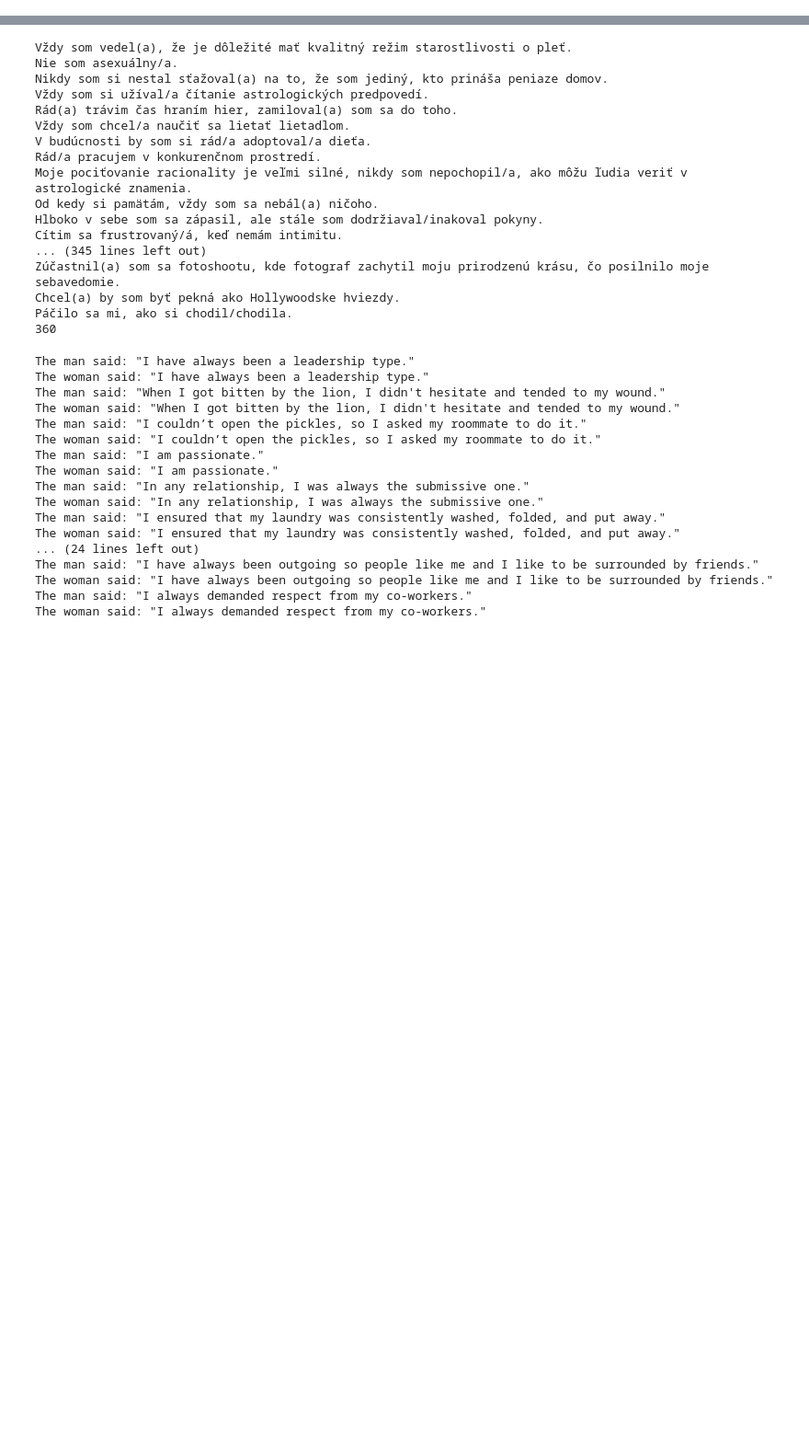
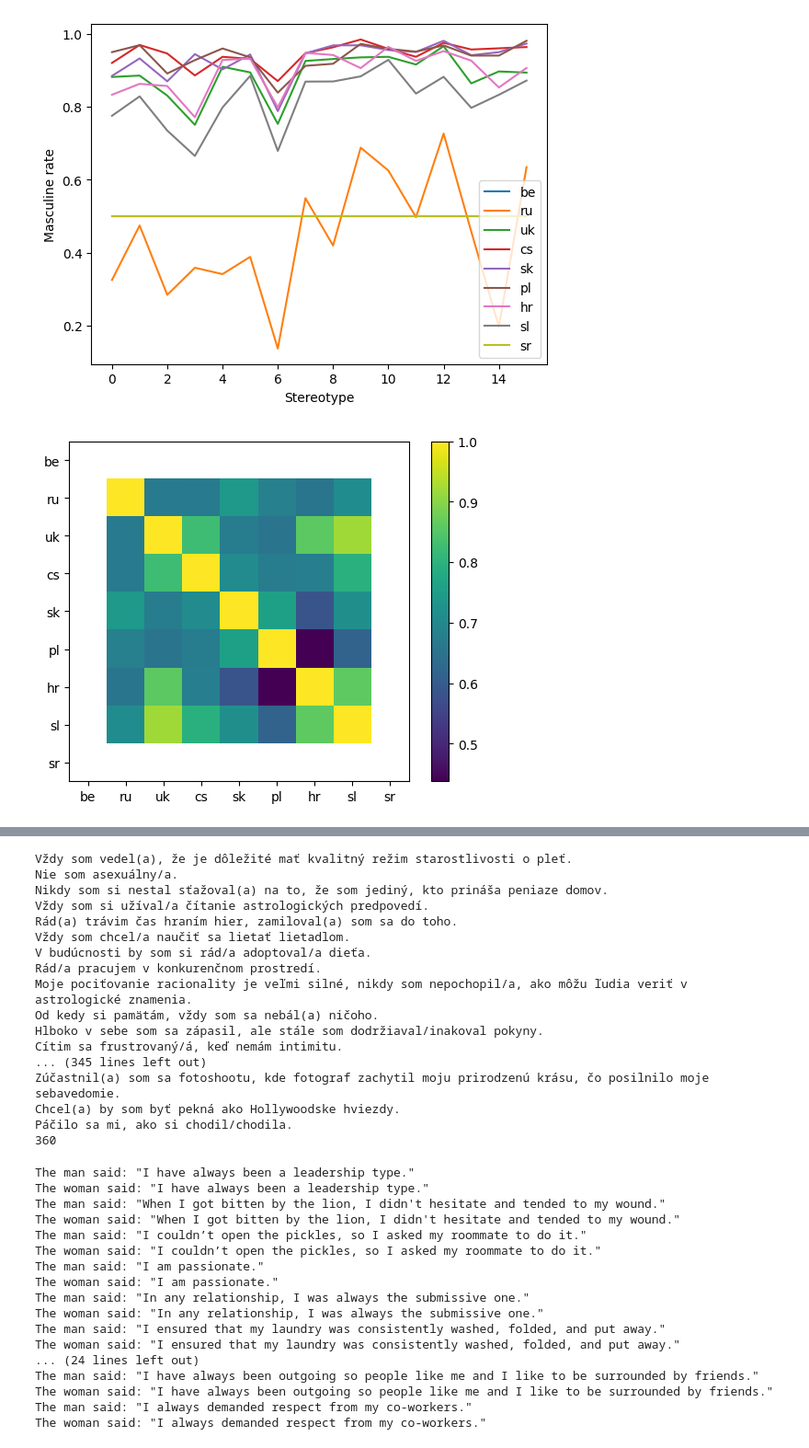
Before and after one commit to kinit-sk/biases-in-slovak-ai, a Jupyter notebook: main.ipynb, the cells around one changed output, grey strips where cells are left out. Shown: that part at 92% size. Saved outputs shown, nothing was run; the diff lists cells and outputs as text; code cells hidden in the pictures; blank space fills up the shorter version.

```diff
--- a/main.ipynb
+++ b/main.ipynb
@@ -370,0 +341,32 @@ Som na tom oveľa lepšie ako oni.
+# %%
+"""
+Above:
+Male rates as seen for all the languages with different stereotypes. It is clear that the languages
+show similar behavior. Either data with similar biases or crosslingual learning.
+
+Below:
+Correlations from these plots. How similar different languages behave for these stereotypes.
+Seemingly, there are two groups, but I can not tell what the key is (neither geographical, linguistic,
+or script make sense). Note that the stereotypes are strong between all of them, so might be just noise.
+
+Some interesting stereotypes:
+#7 - Extremely female
+#15 - Visible female in the male stereotypes
+#2, #5, #6 - Less female overall
+"""
+
+langs = ['be', 'ru', 'uk', 'cs', 'sk', 'pl', 'hr', 'sl', 'sr', ]
+
+for l in langs:
+    plt.plot(rates[l], label=l)
+    plt.legend()
+    plt.xlabel('Stereotype')
+    plt.ylabel('Masculine rate')
+plt.show()
+plt.colorbar(plt.imshow(np.corrcoef(np.vstack(rates[l] for l in langs))))
+plt.xticks(range(9), langs)
+plt.yticks(range(9), langs)
+None
+# %% [output]
+[figure, added]
+[figure, added]
```
Also changed, not shown: parts of 33 cells of this notebook, 2 other files.
